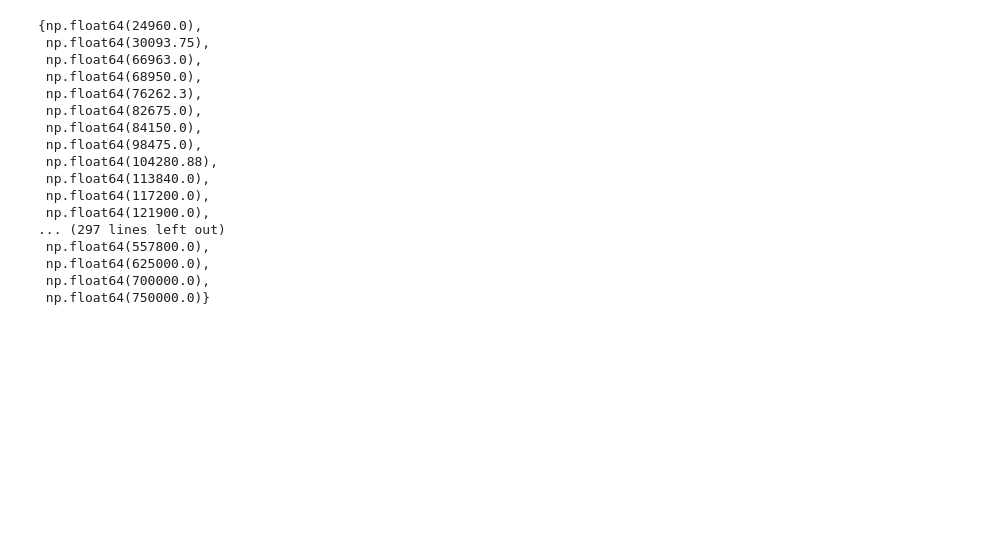
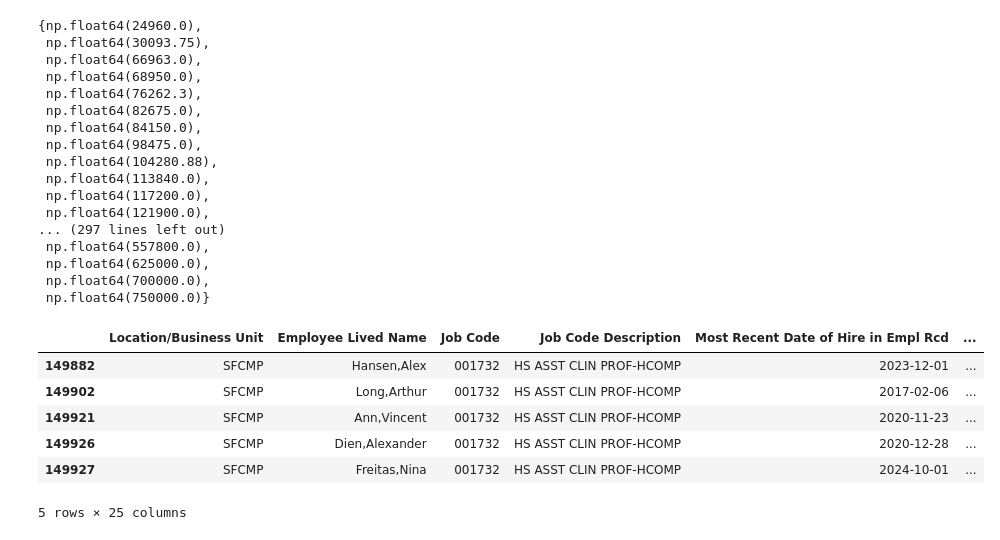
Before and after one commit to tougheye/Data_processing, a Jupyter notebook: UCSF_Clin_prof_HCOMP.ipynb, the cells around one changed output. Cells and saved outputs as stored; diff of their text form; code cells hidden in the pictures; blank space fills up the shorter version.

```diff
--- a/UCSF_Clin_prof_HCOMP.ipynb
+++ b/UCSF_Clin_prof_HCOMP.ipynb
@@ -85,3 +139,13 @@ sf_99_salary_set
  np.float64(625000.0),
  np.float64(700000.0),
  np.float64(750000.0)}
+# %%
+sf_hcomp_df.head()
+# %% [output]
+|  | Location/Business Unit | Employee Lived Name | Job Code | Job Code Description | Most Recent Date of Hire in Empl Rcd | ... |
+| 149882 | SFCMP | Hansen,Alex | 001732 | HS ASST CLIN PROF-HCOMP | 2023-12-01 | ... |
+| 149902 | SFCMP | Long,Arthur | 001732 | HS ASST CLIN PROF-HCOMP | 2017-02-06 | ... |
+| 149921 | SFCMP | Ann,Vincent | 001732 | HS ASST CLIN PROF-HCOMP | 2020-11-23 | ... |
+| 149926 | SFCMP | Dien,Alexander | 001732 | HS ASST CLIN PROF-HCOMP | 2020-12-28 | ... |
+| 149927 | SFCMP | Freitas,Nina | 001732 | HS ASST CLIN PROF-HCOMP | 2024-10-01 | ... |
+5 rows × 25 columns
```
Also changed, not shown: parts of 12 cells of this notebook.
